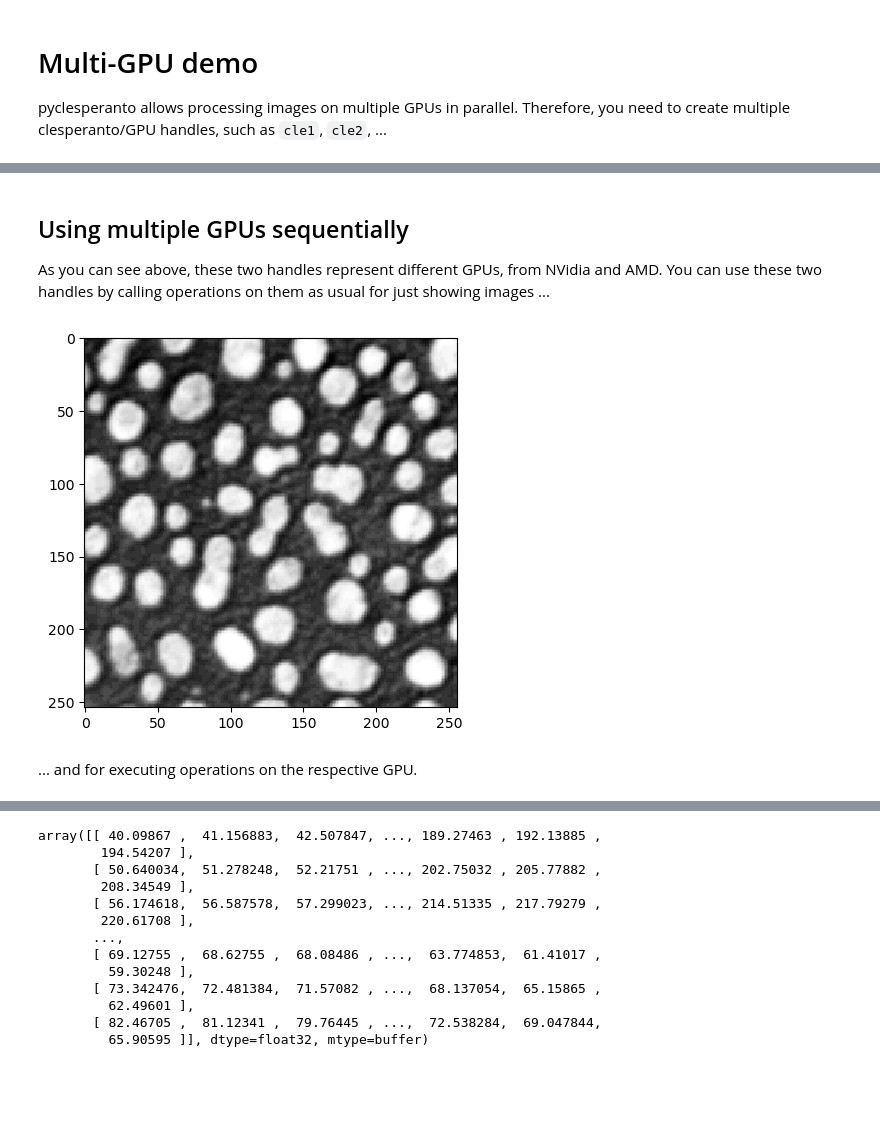
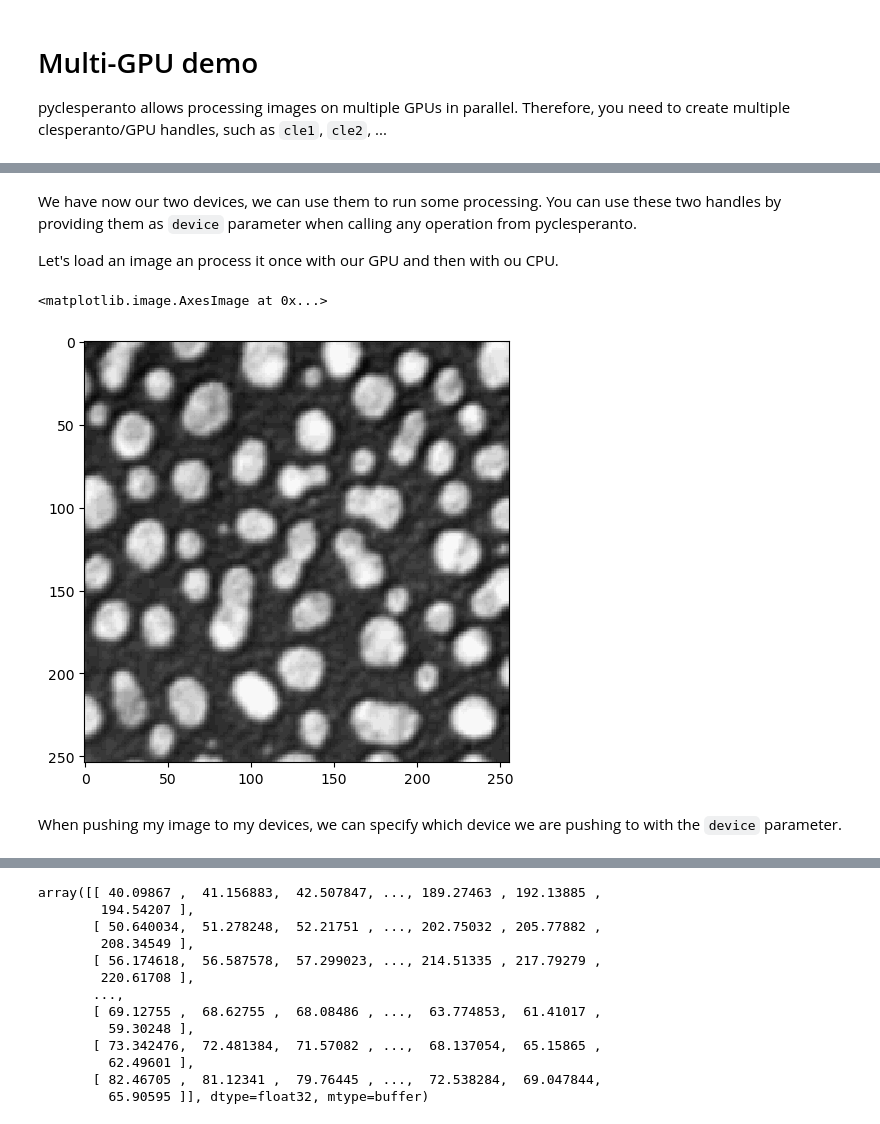
Before and after one commit to clEsperanto/pyclesperanto, a Jupyter notebook: demos/advance/multi_gpu_demo.ipynb, the cells around one changed output, grey strips where cells are left out. Cells and saved outputs as stored; diff of their text form; code cells hidden in the pictures; blank space fills up the shorter version.

```diff
--- a/demos/advance/multi_gpu_demo.ipynb
+++ b/demos/advance/multi_gpu_demo.ipynb
@@ -58,15 +61,17 @@ print(d2.info)
         Maximum Object Size:         6045 MB
         Max Clock Frequency:         2520 MHz
         Image Support:               Yes
-# %% [markdown]
-## Using multiple GPUs sequentially
-As you can see above, these two handles represent different GPUs, from NVidia and AMD. You can use these two handles by calling operations on them as usual for just showing images ...
+# %% [markdown]
+We have now our two devices, we can use them to run some processing.
+You can use these two handles by providing them as `device` parameter when calling any operation from pyclesperanto.
+
+Let's load an image an process it once with our GPU and then with ou CPU.
 # %%
 image = imread("https://samples.fiji.sc/blobs.png").squeeze()
-
-cle.imshow(image)
+imshow(image)
 # %% [output]
+<matplotlib.image.AxesImage at 0x...>
-[figure, old version]
+[figure, new version]
 # %% [markdown]
-... and for executing operations on the respective GPU.
+When pushing my image to my devices, we can specify which device we are pushing to with the `device` parameter.
 # %%
```
Also changed, not shown: parts of 15 cells of this notebook, 15 other files.
